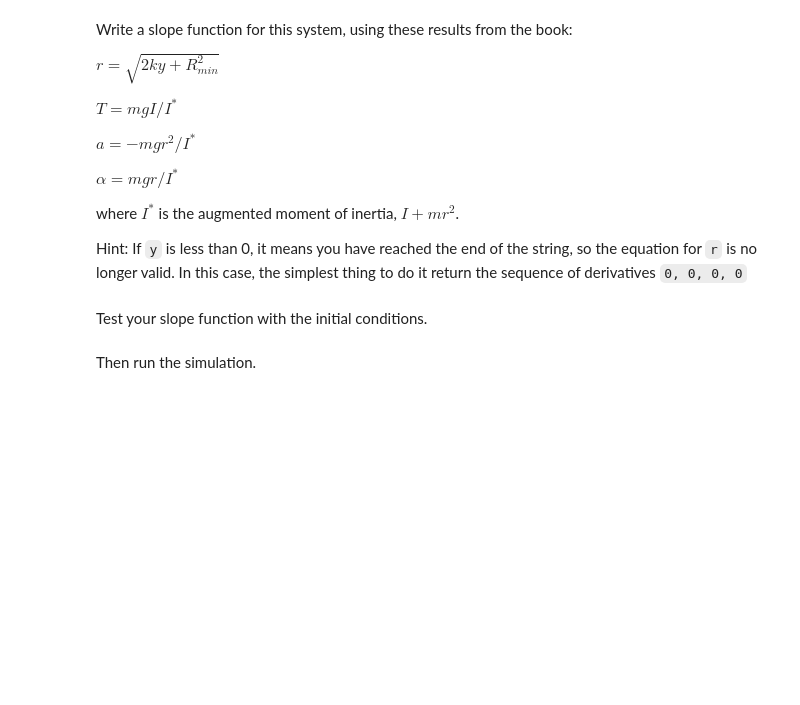
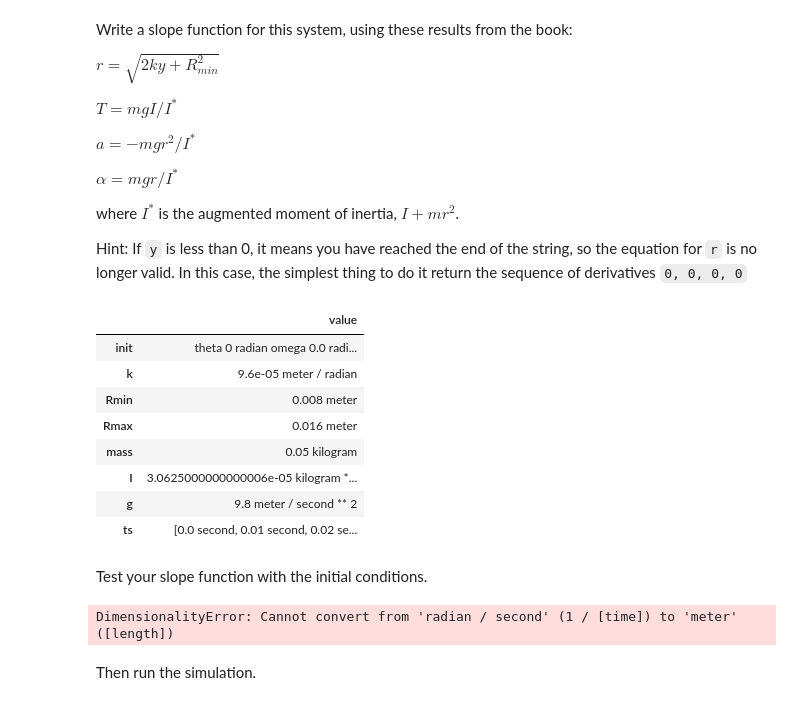
Before and after one commit to AlexFrye/ModSimPy, a Jupyter notebook: code/chap11mine.ipynb, the cells around one changed output. Drawn from its saved outputs; the diff is of its cells as text; code cells hidden in the pictures; blank space fills up the shorter version.

```diff
--- a/code/chap11mine.ipynb
+++ b/code/chap11mine.ipynb
@@ -497,2 +511,31 @@ Hint: If `y` is less than 0, it means you have reached the end of the string, so
+# %%
+# Solution goes here
+def slope_func(state, t, system):
+    unpack(system)
+    v, y, omega, theta = state
+
+    if y < 0 * m:
+        return 0,0,0,0
+
+    r=sqrt(2*k*y+Rmin**2)
+
+    i_aug=I+m*r**2
+
+    a1=-m*g*r**2/i_aug
+    a2=m*g*r/i_aug
+
+    return v,y,omega,a1
+
+system
+# %% [output]
+|  | value |
+| init | theta 0 radian omega 0.0 radi... |
+| k | 9.6e-05 meter / radian |
+| Rmin | 0.008 meter |
+| Rmax | 0.016 meter |
+| mass | 0.05 kilogram |
+| I | 3.0625000000000006e-05 kilogram *... |
+| g | 9.8 meter / second ** 2 |
+| ts | [0.0 second, 0.01 second, 0.02 se... |
 # %% [markdown]
 Test your slope function with the initial conditions.
@@ -501,3 +542,10 @@ slope_func(system.init, 0*s, system)
+# %%
+slope_func(system.init, 0*s, system)
+#returns Cannot convert from 'radian / second' (1 / [time]) to 'meter' ([length]) error
+#y is clearly in meters
+#all the units are erroring, see above for correct unit validation
+# %% [output]
+DimensionalityError: Cannot convert from 'radian / second' (1 / [time]) to 'meter' ([length])
 # %% [markdown]
 Then run the simulation.
 # %%
```
Also changed, not shown: parts of 4 cells of this notebook, 3 other files.
